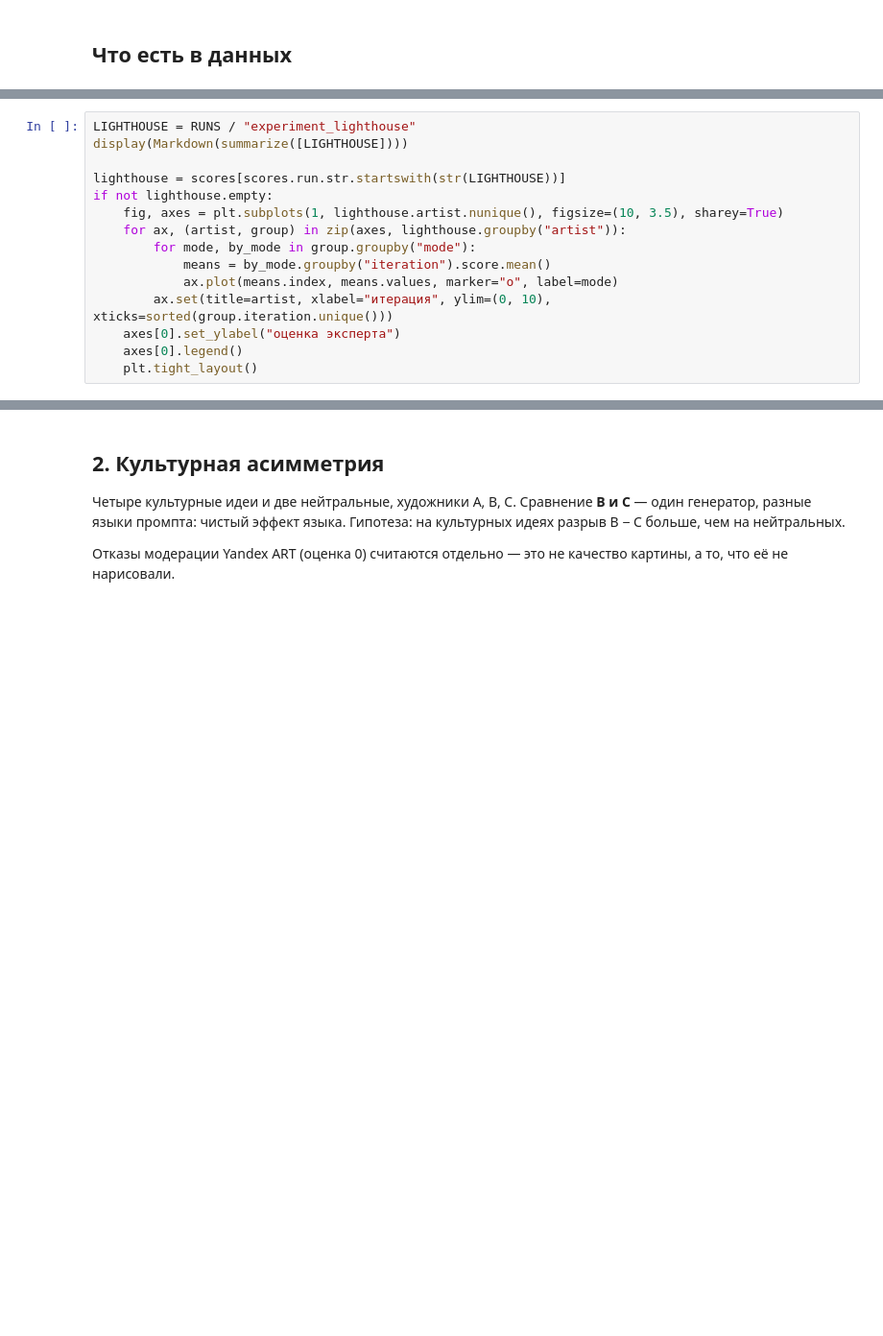
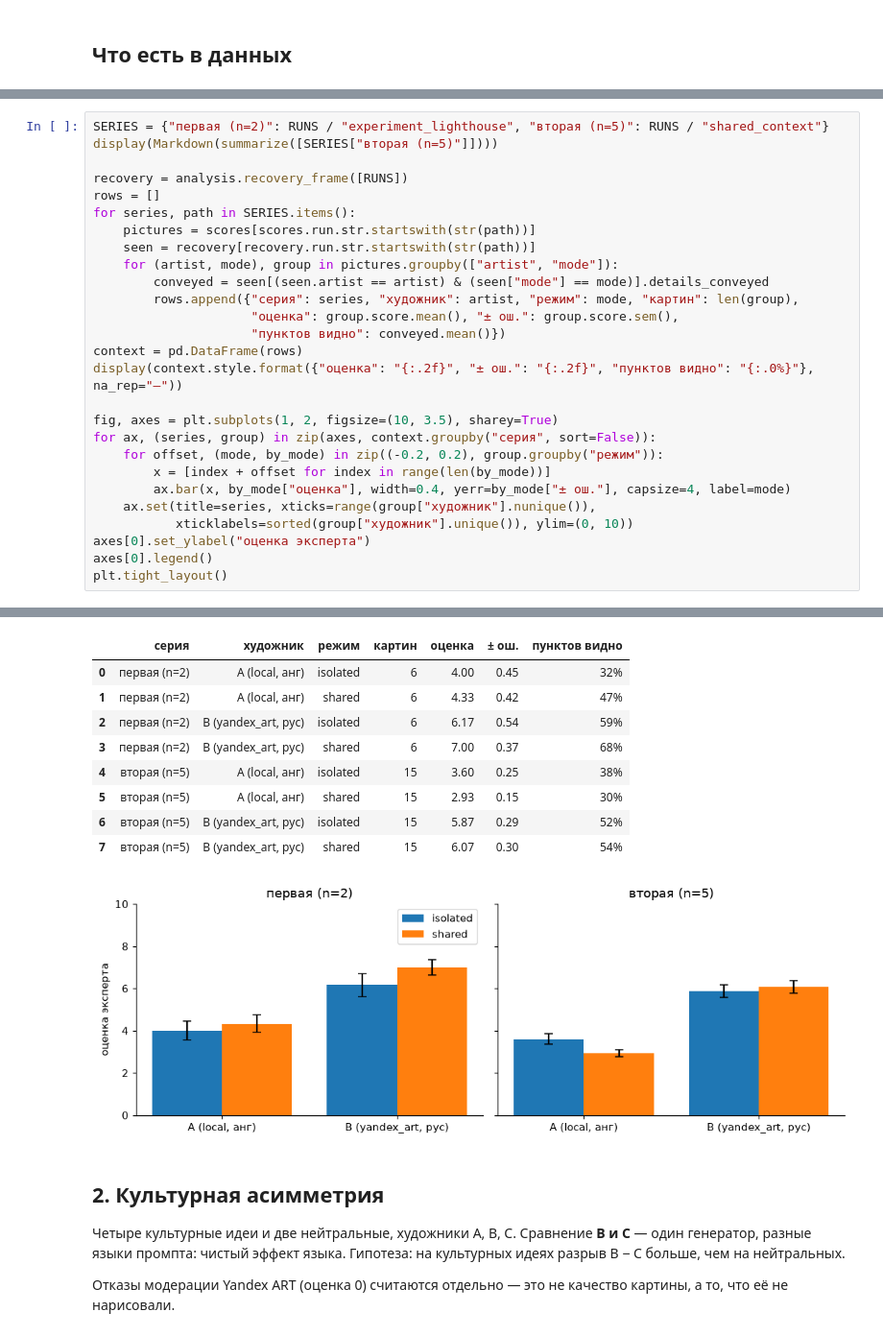
Before and after one commit to MaksHarunzhin/Agent-Artist, a Jupyter notebook: Agent_Artist.ipynb, the cells around one changed output, grey strips where cells are left out. Shown at 96% size. Saved outputs shown, nothing was run; the diff lists cells and outputs as text; blank space fills up the shorter version.

```diff
--- a/Agent_Artist.ipynb
+++ b/Agent_Artist.ipynb
@@ -68,15 +63,0 @@ experiments = scores.assign(experiment=scores.run.str.split("/").str[1])
-# %%
-LIGHTHOUSE = RUNS / "experiment_lighthouse"
-display(Markdown(summarize([LIGHTHOUSE])))
-
-lighthouse = scores[scores.run.str.startswith(str(LIGHTHOUSE))]
-if not lighthouse.empty:
-    fig, axes = plt.subplots(1, lighthouse.artist.nunique(), figsize=(10, 3.5), sharey=True)
-    for ax, (artist, group) in zip(axes, lighthouse.groupby("artist")):
-        for mode, by_mode in group.groupby("mode"):
-            means = by_mode.groupby("iteration").score.mean()
-            ax.plot(means.index, means.values, marker="o", label=mode)
-        ax.set(title=artist, xlabel="итерация", ylim=(0, 10), xticks=sorted(group.iteration.unique()))
-    axes[0].set_ylabel("оценка эксперта")
-    axes[0].legend()
-    plt.tight_layout()
@@ -119,0 +70,28 @@ else:
+# %%
+SERIES = {"первая (n=2)": RUNS / "experiment_lighthouse", "вторая (n=5)": RUNS / "shared_context"}
+display(Markdown(summarize([SERIES["вторая (n=5)"]])))
+
+recovery = analysis.recovery_frame([RUNS])
+rows = []
+for series, path in SERIES.items():
+    pictures = scores[scores.run.str.startswith(str(path))]
+    seen = recovery[recovery.run.str.startswith(str(path))]
+    for (artist, mode), group in pictures.groupby(["artist", "mode"]):
+        conveyed = seen[(seen.artist == artist) & (seen["mode"] == mode)].details_conveyed
+        rows.append({"серия": series, "художник": artist, "режим": mode, "картин": len(group),
+                     "оценка": group.score.mean(), "± ош.": group.score.sem(),
+                     "пунктов видно": conveyed.mean()})
+context = pd.DataFrame(rows)
+display(context.style.format({"оценка": "{:.2f}", "± ош.": "{:.2f}", "пунктов видно": "{:.0%}"}, na_rep="—"))
+
+fig, axes = plt.subplots(1, 2, figsize=(10, 3.5), sharey=True)
+for ax, (series, group) in zip(axes, context.groupby("серия", sort=False)):
+    for offset, (mode, by_mode) in zip((-0.2, 0.2), group.groupby("режим")):
+        x = [index + offset for index in range(len(by_mode))]
+        ax.bar(x, by_mode["оценка"], width=0.4, yerr=by_mode["± ош."], capsize=4, label=mode)
+    ax.set(title=series, xticks=range(group["художник"].nunique()),
+           xticklabels=sorted(group["художник"].unique()), ylim=(0, 10))
+axes[0].set_ylabel("оценка эксперта")
+axes[0].legend()
+plt.tight_layout()
+# %% [output]
@@ -120,3 +115,13 @@ else:
+|  | серия | художник | режим | картин | оценка | ± ош. | пунктов видно |
+| 0 | первая (n=2) | A (local, анг) | isolated | 6 | 4.00 | 0.45 | 32% |
+| 1 | первая (n=2) | A (local, анг) | shared | 6 | 4.33 | 0.42 | 47% |
+| 2 | первая (n=2) | B (yandex_art, рус) | isolated | 6 | 6.17 | 0.54 | 59% |
+| 3 | первая (n=2) | B (yandex_art, рус) | shared | 6 | 7.00 | 0.37 | 68% |
+| 4 | вторая (n=5) | A (local, анг) | isolated | 15 | 3.60 | 0.25 | 38% |
+| 5 | вторая (n=5) | A (local, анг) | shared | 15 | 2.93 | 0.15 | 30% |
+| 6 | вторая (n=5) | B (yandex_art, рус) | isolated | 15 | 5.87 | 0.29 | 52% |
+| 7 | вторая (n=5) | B (yandex_art, рус) | shared | 15 | 6.07 | 0.30 | 54% |
+[figure, added]
 # %% [markdown]
 ## 2. Культурная асимметрия
 
```
Also changed, not shown: parts of 10 cells of this notebook.
